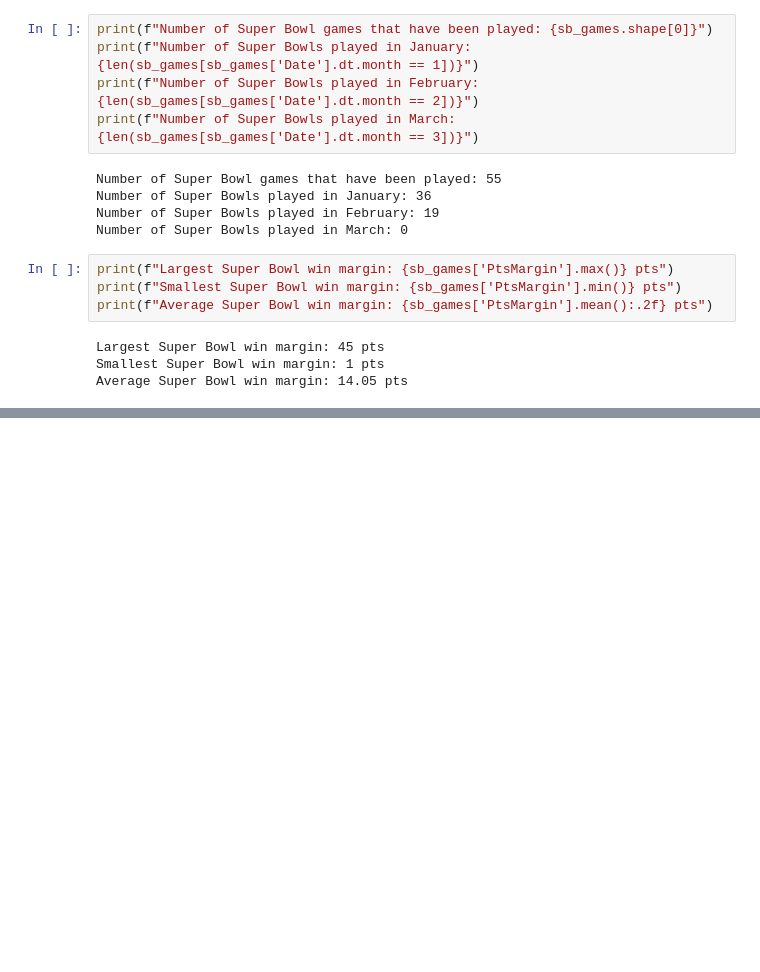
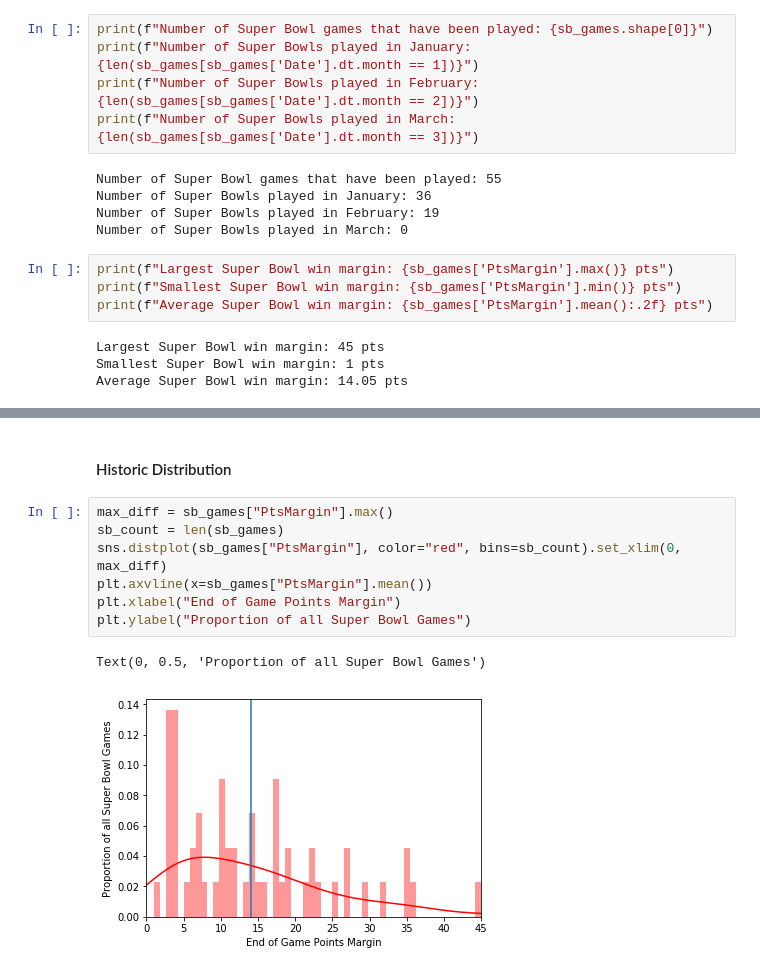
Before and after one commit to alessiomorteo/NFL, a Jupyter notebook: NFL_Match_Data_SuperBowl_History.ipynb, the cells around one changed output, grey strips where cells are left out. Drawn from its saved outputs; the diff is of its cells as text; blank space fills up the shorter version.

Commit message:
Progress in Super Bowl Analysis

```diff
--- a/NFL_Match_Data_SuperBowl_History.ipynb
+++ b/NFL_Match_Data_SuperBowl_History.ipynb
@@ -37,0 +50,12 @@ sb_games.head()
+# %% [markdown]
+#### Historic Distribution
+# %%
+max_diff = sb_games["PtsMargin"].max()
+sb_count = len(sb_games)
+sns.distplot(sb_games["PtsMargin"], color="red", bins=sb_count).set_xlim(0, max_diff)
+plt.axvline(x=sb_games["PtsMargin"].mean())
+plt.xlabel("End of Game Points Margin")
+plt.ylabel("Proportion of all Super Bowl Games")
+# %% [output]
+Text(0, 0.5, 'Proportion of all Super Bowl Games')
+[figure, added]
```
Also changed, not shown: parts of 19 cells of this notebook.
